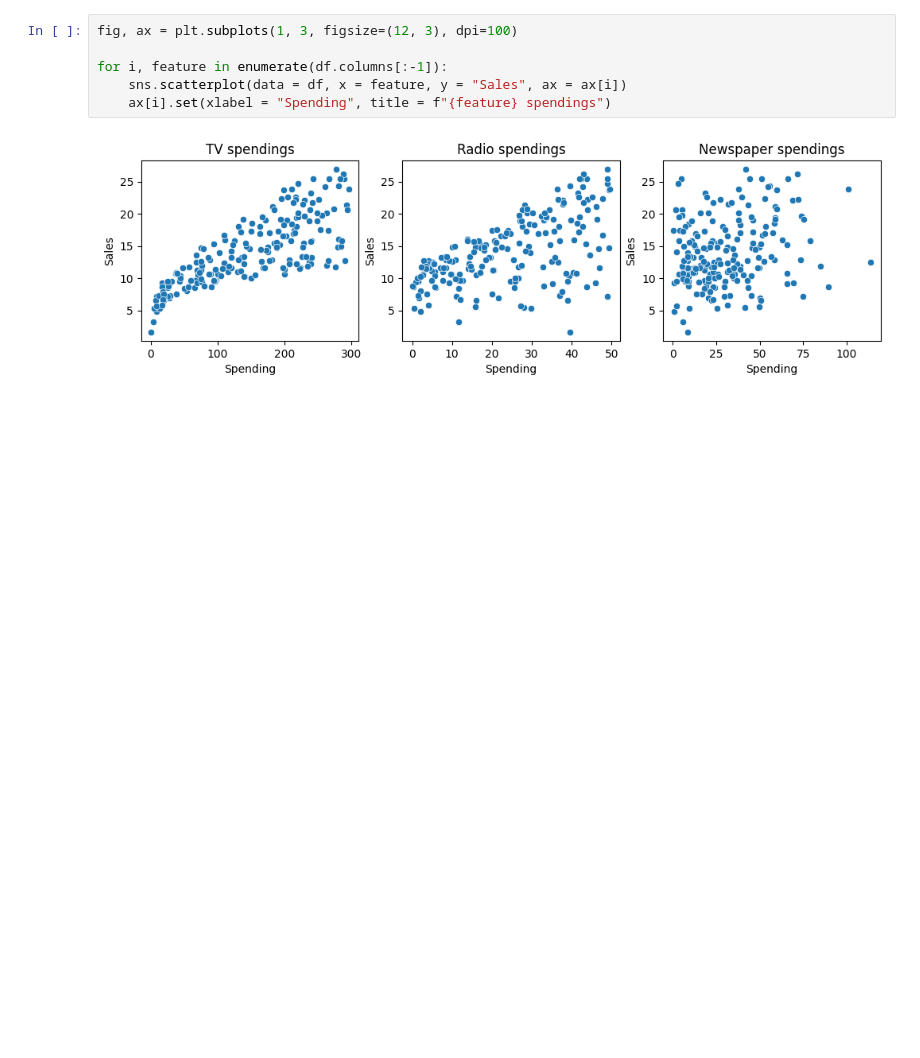
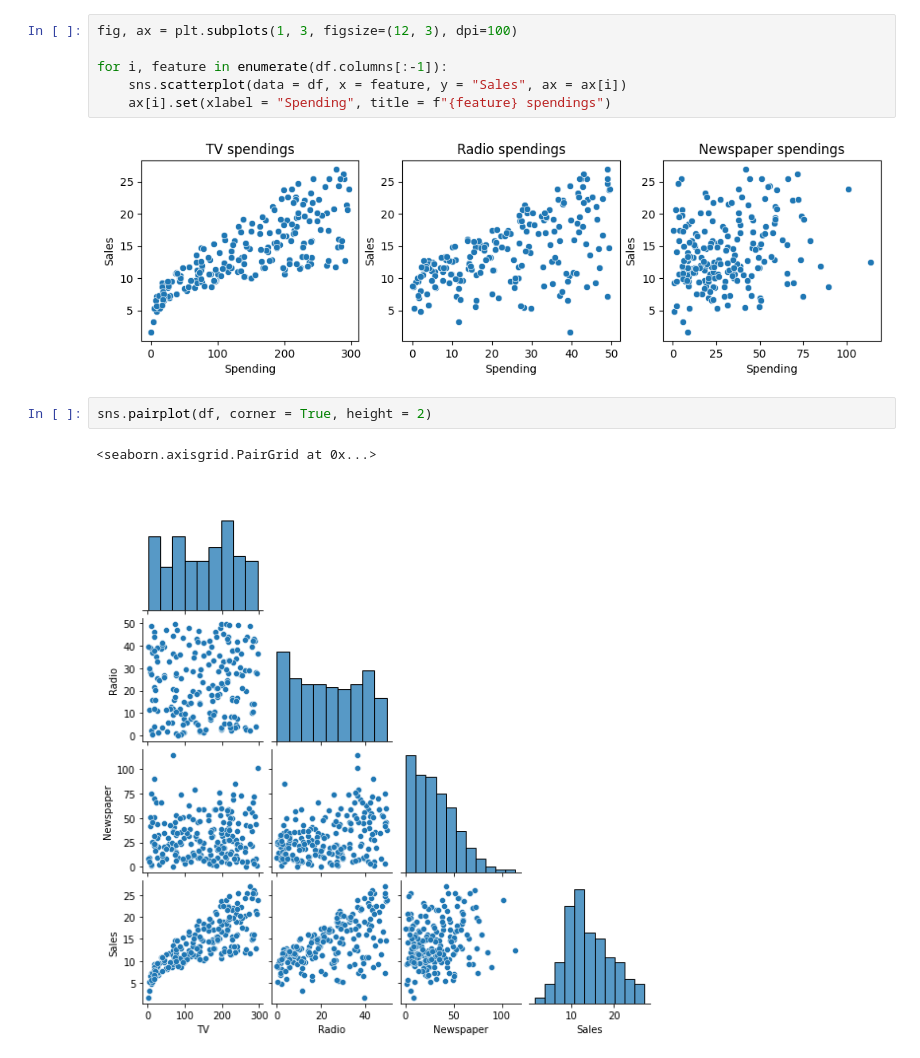
Before and after one commit to kokchun/Maskininlarning-AI21, a Jupyter notebook: Lectures/Code-along/L0-Linear_regression.ipynb, the cells around one changed output. Saved outputs shown, nothing was run; the diff lists cells and outputs as text; blank space fills up the shorter version.

```diff
--- a/Lectures/Code-along/L0-Linear_regression.ipynb
+++ b/Lectures/Code-along/L0-Linear_regression.ipynb
@@ -54,3 +54,8 @@ for i, feature in enumerate(df.columns[:-1]):
     ax[i].set(xlabel = "Spending", title = f"{feature} spendings")
 # %% [output]
 [figure]
+# %%
+sns.pairplot(df, corner = True, height = 2)
+# %% [output]
+<seaborn.axisgrid.PairGrid at 0x...>
+[figure, added]
```
Also changed, not shown: parts of 11 cells of this notebook, 9 other files.
